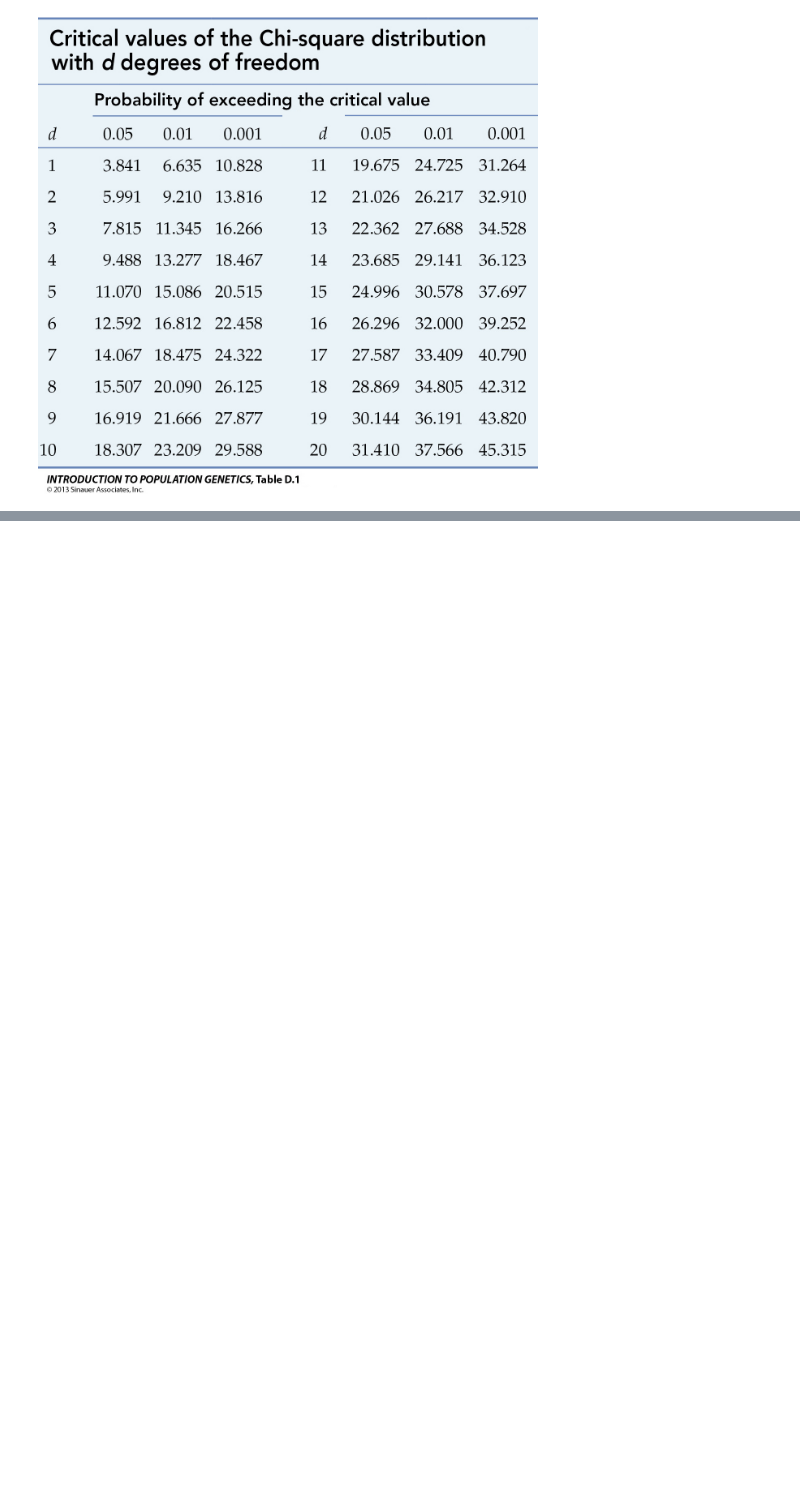
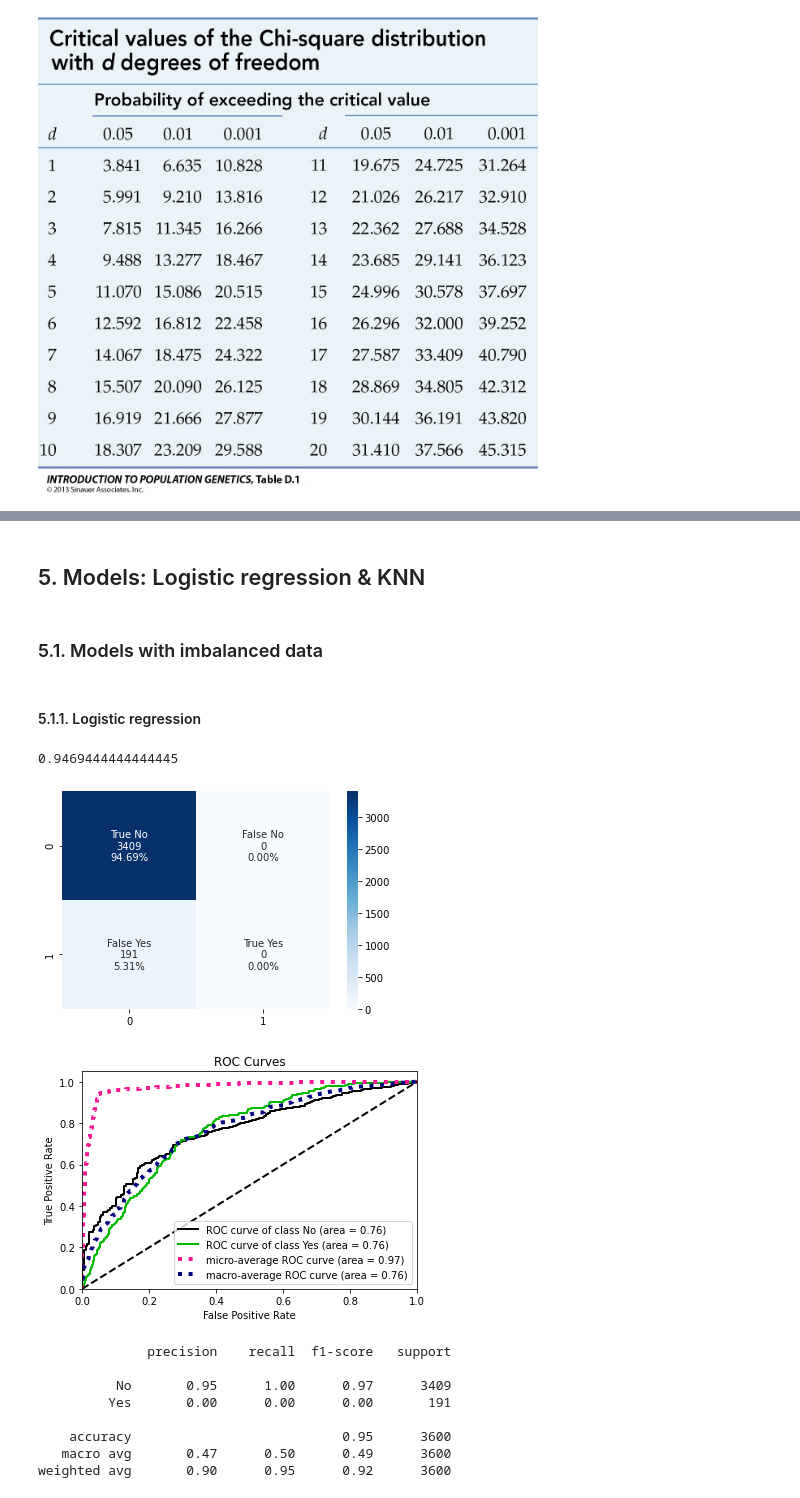
Before and after one commit to ritasilv/P2-Credit-Card-Revival, a Jupyter notebook: P2-Credit-Card_Revival.ipynb, the cells around one changed output, grey strips where cells are left out. Cells and saved outputs as stored; diff of their text form; code cells hidden in the pictures; blank space fills up the shorter version.

```diff
--- a/P2-Credit-Card_Revival.ipynb
+++ b/P2-Credit-Card_Revival.ipynb
@@ -558,3 +467,0 @@ Name: offer_accepted, dtype: int64
-# %%
-classification = LogisticRegression(random_state=42, max_iter=10000)
-classification.fit(X_sm, y_sm)
@@ -605,0 +468,34 @@ Smote method also seems not be very effective in predidicting
+# %% [markdown]
+## 5. Models: Logistic regression & KNN
+# %%
+#Functions
+
+def LogRegression(X_train, y_train, X_test, y_test):
+
+    classification = LogisticRegression(random_state=42, max_iter=1000)
+    classification.fit(X_train, y_train)
+    score = classification.score(X_test, y_test)
+    print (score)
+
+    predictions = classification.predict(X_test)
+
+    #confusion matrix
+
+    confusion_matrix(y_test, predictions)
+    cf_matrix = confusion_matrix(y_test, predictions)
+    group_names = ['True No', 'False No', 'False Yes', 'True Yes']
+    group_counts = ["{0:0.0f}".format(value) for value in cf_matrix.flatten()]
+    group_percentages = ["{0:.2%}".format(value) for value in cf_matrix.flatten()/np.sum(cf_matrix)]
+    labels = [f"{v1}\n{v2}\n{v3}" for v1, v2, v3 in zip(group_names,group_counts,group_percentages)]
+    labels = np.asarray(labels).reshape(2,2)
+    sns.heatmap(cf_matrix, annot=labels, fmt='', cmap='Blues')
+
+    ## ROC from
+
+    predicted_probas = classification.predict_proba(X_test)
+
+    skplt.metrics.plot_roc(y_test, predicted_probas)
+    plt.show()
+
+    ## report
+    print(metrics.classification_report(y_test, predictions))
@@ -605,0 +530,18 @@ Smote method also seems not be very effective in predidicting
+# %% [markdown]
+### 5.1. Models with imbalanced data
+# %% [markdown]
+#### 5.1.1. Logistic regression
+# %%
+LogRegression(X_train, y_train, X_test, y_test)
+# %% [output]
+0.9469444444444445
+[figure, added]
+[figure, added]
+              precision    recall  f1-score   support
+
+          No       0.95      1.00      0.97      3409
+         Yes       0.00      0.00      0.00       191
+
+    accuracy                           0.95      3600
+   macro avg       0.47      0.50      0.49      3600
+weighted avg       0.90      0.95      0.92      3600
```
Also changed, not shown: parts of 160 cells of this notebook, 24 other files.
